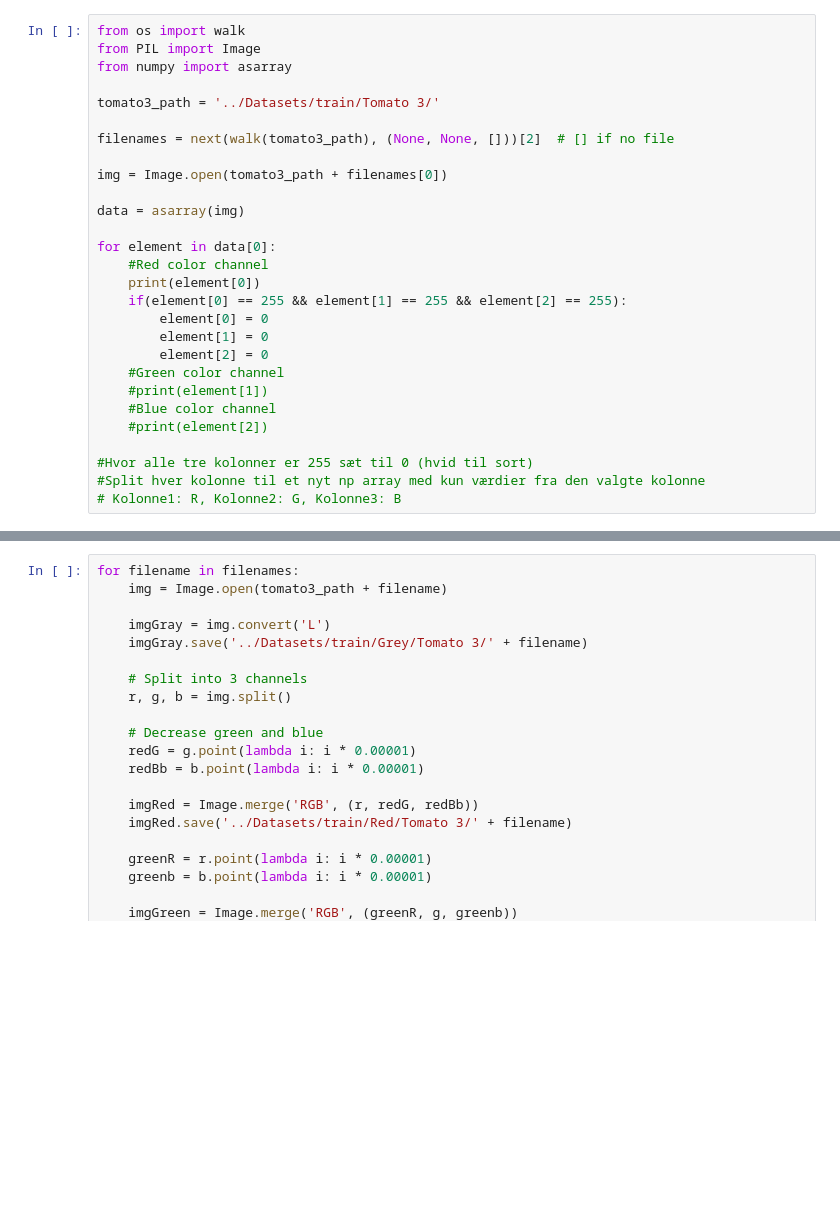
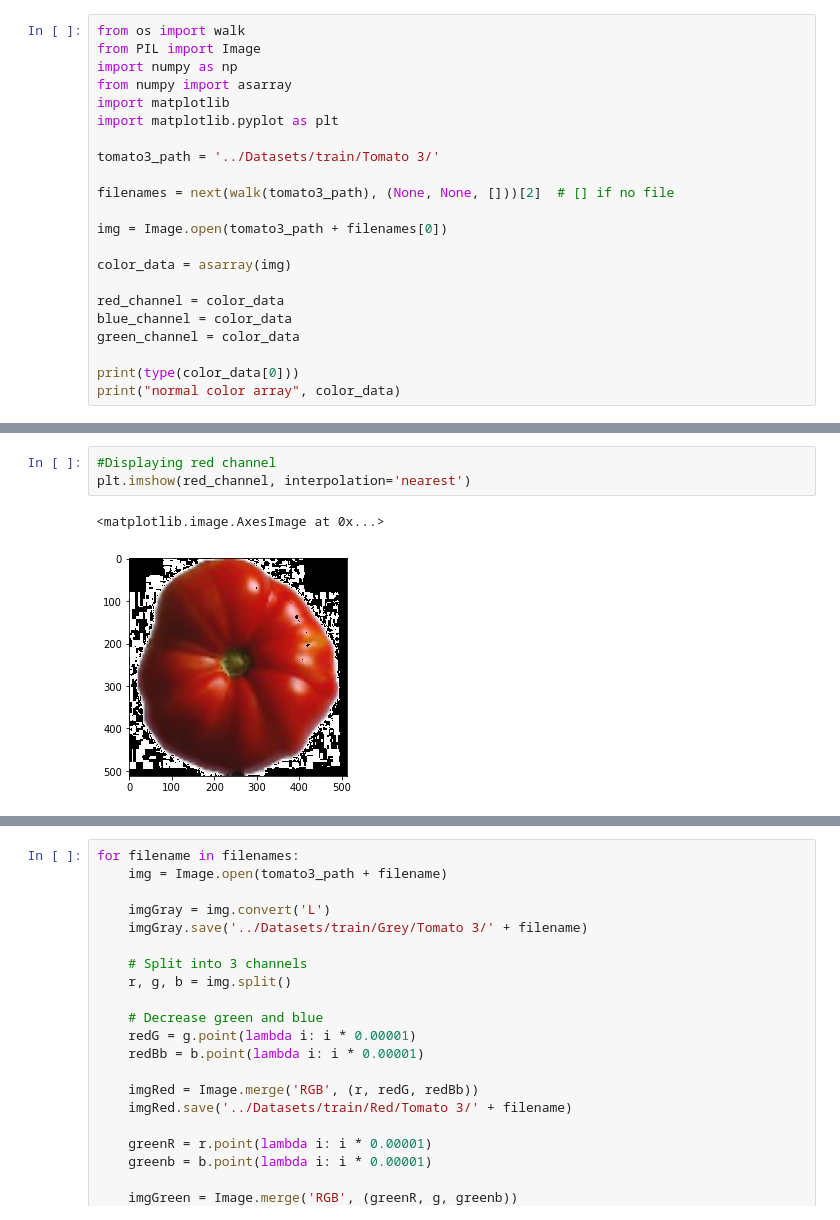
Before and after one commit to Jepp0103/AI_Exam, a Jupyter notebook: Notebooks/Split into different colors.ipynb, the cells around one changed output, grey strips where cells are left out. Saved outputs shown, nothing was run; the diff lists cells and outputs as text; blank space fills up the shorter version.

Commit message:
Working on black color background the color channels

```diff
--- a/Notebooks/Split into different colors.ipynb
+++ b/Notebooks/Split into different colors.ipynb
@@ -1,7 +1,10 @@
 # %%
 from os import walk
 from PIL import Image
+import numpy as np
 from numpy import asarray
+import matplotlib
+import matplotlib.pyplot as plt
 
 tomato3_path = '../Datasets/train/Tomato 3/'
 
@@ -9,21 +12,12 @@ filenames = next(walk(tomato3_path), (None, None, []))[2]  # [] if no file
 
 img = Image.open(tomato3_path + filenames[0])
 
-data = asarray(img)
+color_data = asarray(img)
 
-for element in data[0]:
-    #Red color channel
-    print(element[0])
-    if(element[0] == 255 && element[1] == 255 && element[2] == 255):
-        element[0] = 0
-        element[1] = 0
-        element[2] = 0
-    #Green color channel
-    #print(element[1])
-    #Blue color channel
-    #print(element[2])
+red_channel = color_data
+blue_channel = color_data
+green_channel = color_data
 
-#Hvor alle tre kolonner er 255 sæt til 0 (hvid til sort)
-#Split hver kolonne til et nyt np array med kun værdier fra den valgte kolonne
-# Kolonne1: R, Kolonne2: G, Kolonne3: B
+print(type(color_data[0]))
+print("normal color array", color_data)
 # %% [output]
@@ -46,0 +77,6 @@ for element in data[0]:
+# %%
+#Displaying red channel
+plt.imshow(red_channel, interpolation='nearest')
+# %% [output]
+<matplotlib.image.AxesImage at 0x...>
+[figure, added]
```
Also changed, not shown: parts of 4 cells of this notebook.
